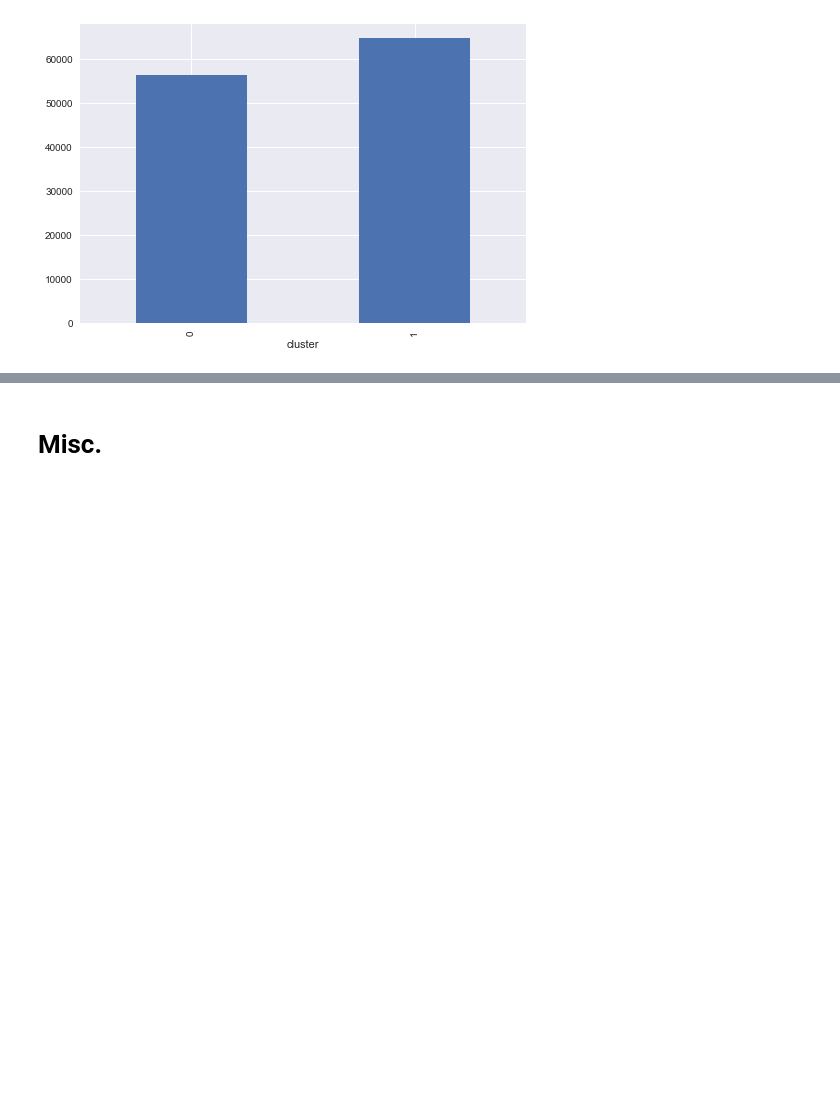
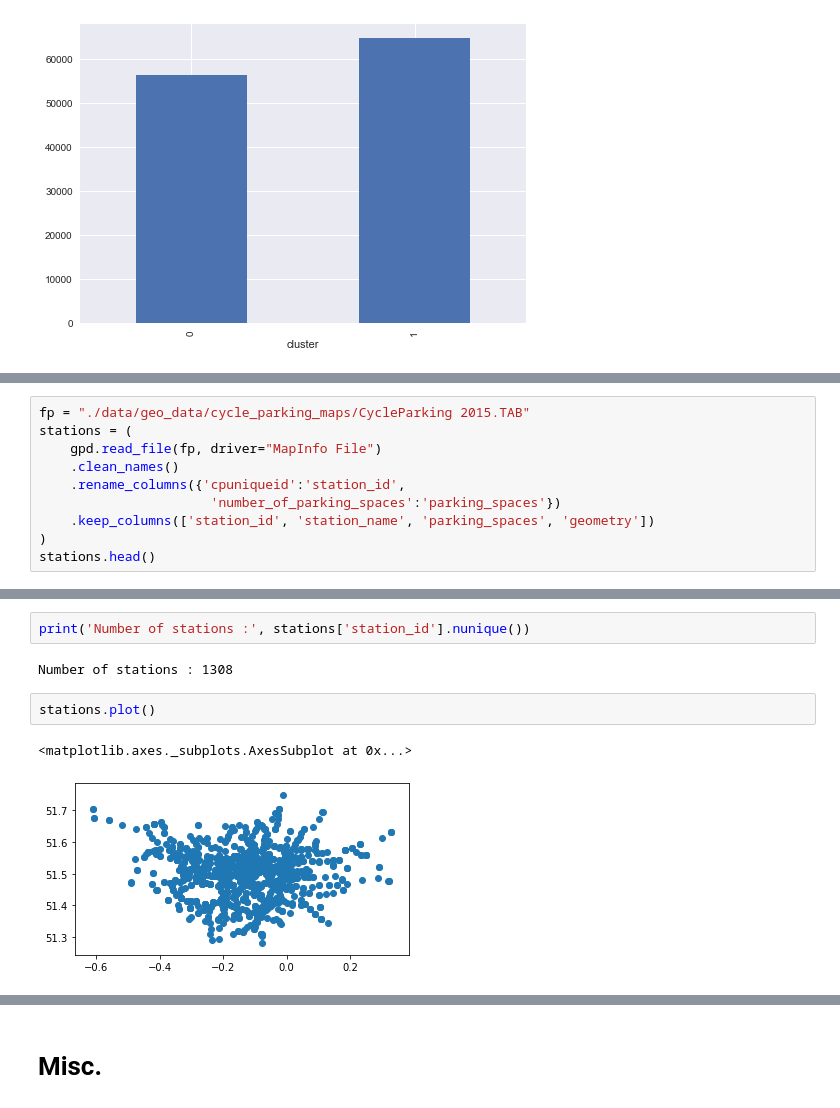
Before and after one commit to fabiangunzinger/london_cycling, a Jupyter notebook: london_cycling.ipynb, the cells around one changed output, grey strips where cells are left out. Saved outputs shown, nothing was run; the diff lists cells and outputs as text; blank space fills up the shorter version.

```diff
--- a/london_cycling.ipynb
+++ b/london_cycling.ipynb
@@ -223,0 +241,10 @@ daily.groupby('cluster').mean().plot(kind='bar', legend=None);
+# %%
+fp = "./data/geo_data/cycle_parking_maps/CycleParking 2015.TAB"
+stations = (
+    gpd.read_file(fp, driver="MapInfo File")
+    .clean_names()
+    .rename_columns({'cpuniqueid':'station_id',
+                      'number_of_parking_spaces':'parking_spaces'})
+    .keep_columns(['station_id', 'station_name', 'parking_spaces', 'geometry'])
+)
+stations.head()
@@ -223,0 +258,9 @@ daily.groupby('cluster').mean().plot(kind='bar', legend=None);
+# %%
+print('Number of stations :', stations['station_id'].nunique())
+# %% [output]
+Number of stations : 1308
+# %%
+stations.plot()
+# %% [output]
+<matplotlib.axes._subplots.AxesSubplot at 0x...>
+[figure, added]
```
Also changed, not shown: parts of 17 cells of this notebook, 1 other file.
